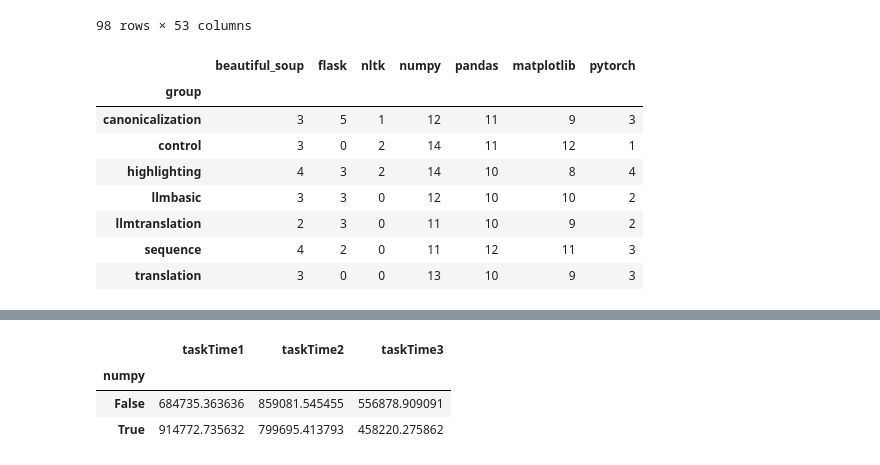
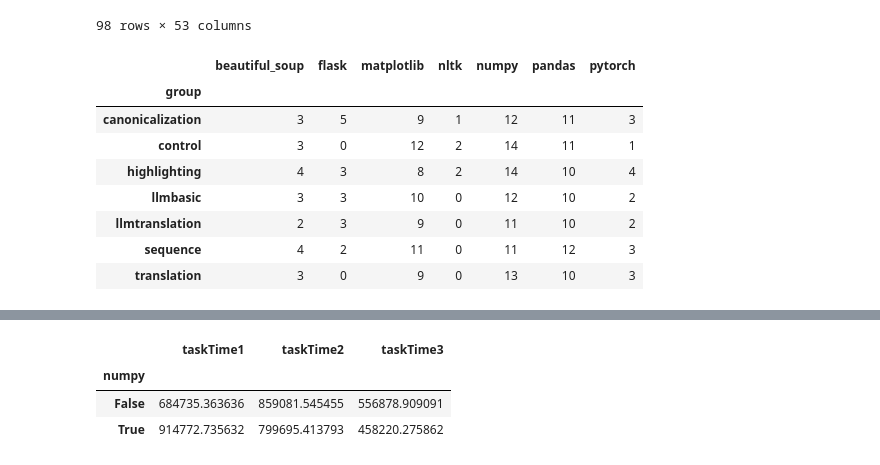
Before and after one commit to jcbym/translations-vlhcc26, a Jupyter notebook: jacob-2.ipynb, the cells around one changed output, grey strips where cells are left out. Drawn from its saved outputs; the diff is of its cells as text; code cells hidden in the pictures.

```diff
--- a/jacob-2.ipynb
+++ b/jacob-2.ipynb
@@ -21,15 +21,15 @@ df
 | 97 | 131 | Jacob | other | highlighting | ["Apple", "Orange", "Pineapple"] | [0, 1, 2, 3, 4] | [1, 0, 1, 0, 0] | NumPy, Pandas, Matplotlib | ... |
 98 rows × 53 columns
 # %%
-library_exp_counts = df.groupby("group")[["beautiful_soup", "flask", "nltk", "numpy", "pandas", "matplotlib", "pytorch"]].sum()
+library_exp_counts = df.groupby("group")[["beautiful_soup", "flask", "matplotlib", "nltk",  "numpy", "pandas", "pytorch"]].sum()
 library_exp_counts
 # %% [output]
-|  | beautiful_soup | flask | nltk | numpy | pandas | matplotlib | pytorch |
+|  | beautiful_soup | flask | matplotlib | nltk | numpy | pandas | pytorch |
 | group |  |  |  |  |  |  |  |
-| canonicalization | 3 | 5 | 1 | 12 | 11 | 9 | 3 |
-| control | 3 | 0 | 2 | 14 | 11 | 12 | 1 |
-| highlighting | 4 | 3 | 2 | 14 | 10 | 8 | 4 |
-| llmbasic | 3 | 3 | 0 | 12 | 10 | 10 | 2 |
-| llmtranslation | 2 | 3 | 0 | 11 | 10 | 9 | 2 |
-| sequence | 4 | 2 | 0 | 11 | 12 | 11 | 3 |
-| translation | 3 | 0 | 0 | 13 | 10 | 9 | 3 |
+| canonicalization | 3 | 5 | 9 | 1 | 12 | 11 | 3 |
+| control | 3 | 0 | 12 | 2 | 14 | 11 | 1 |
+| highlighting | 4 | 3 | 8 | 2 | 14 | 10 | 4 |
+| llmbasic | 3 | 3 | 10 | 0 | 12 | 10 | 2 |
+| llmtranslation | 2 | 3 | 9 | 0 | 11 | 10 | 2 |
+| sequence | 4 | 2 | 11 | 0 | 11 | 12 | 3 |
+| translation | 3 | 0 | 9 | 0 | 13 | 10 | 3 |
```
Also changed, not shown: parts of 3 cells of this notebook, 3 other files.
